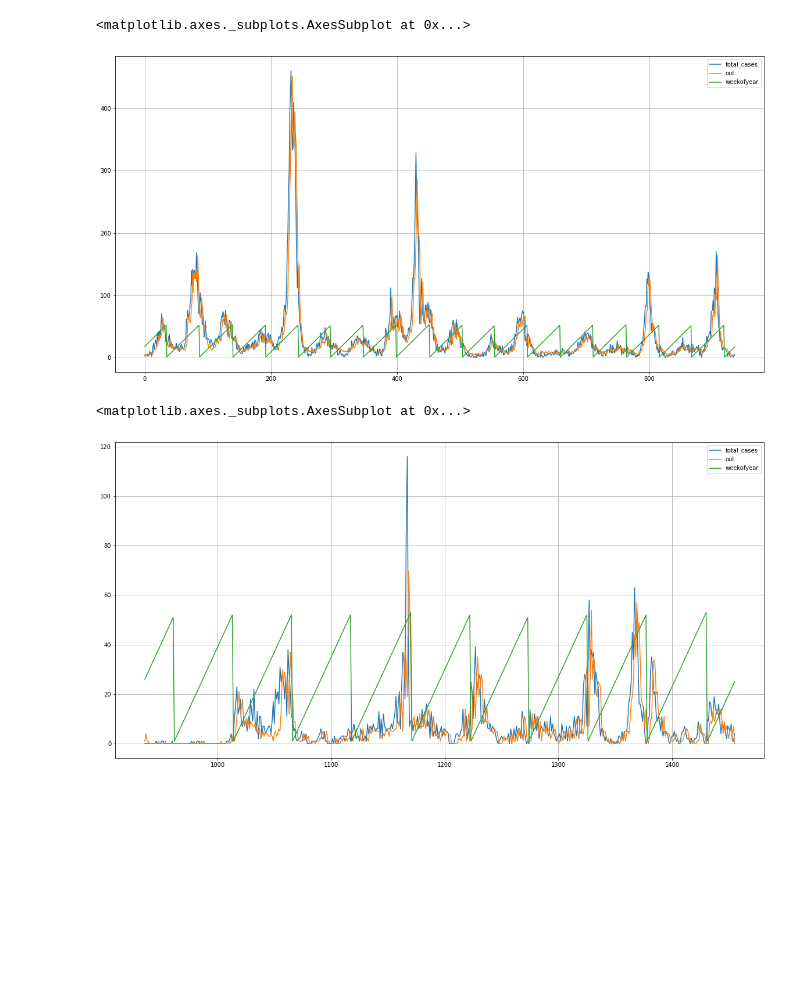
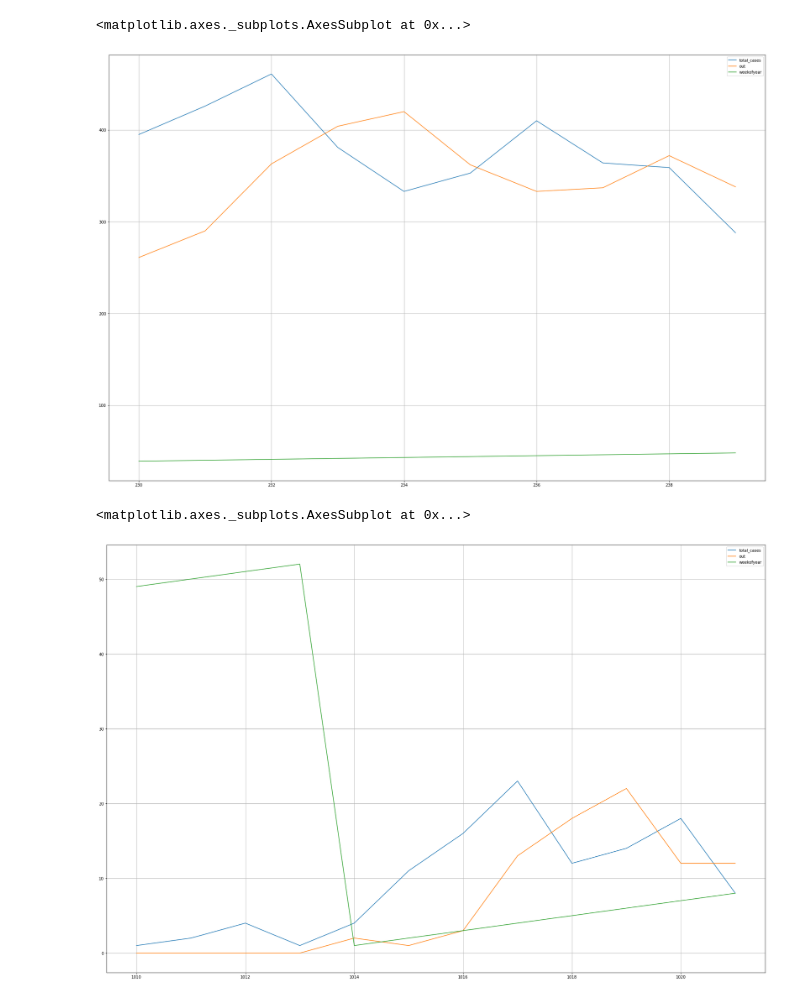
Before and after one commit to burnpiro/dengai-predicting-disease-spread, a Jupyter notebook: Compare total results.ipynb, the cells around one changed output. Cells and saved outputs as stored; diff of their text form; code cells hidden in the pictures; blank space fills up the shorter version.

```diff
--- a/Compare total results.ipynb
+++ b/Compare total results.ipynb
@@ -65,11 +65,11 @@ new_data[new_data['city'] == 'iq'].plot(figsize=(20,10), grid=True)
 # %%
 train_data['out'] = train_data_out['total_cases']
-train_data[train_data['city'] == 'sj'][['total_cases', 'out', 'weekofyear']].plot(figsize=(20,10), grid=True)
+train_data[230:240][train_data['city'] == 'sj'][['total_cases', 'out', 'weekofyear']].plot(figsize=(30,20), grid=True)
 # %% [output]
 <matplotlib.axes._subplots.AxesSubplot at 0x...>
-[figure, old version]
+[figure, new version]
 # %%
-train_data[train_data['city'] == 'iq'][['total_cases', 'out', 'weekofyear']].plot(figsize=(20,10), grid=True)
+train_data[1010:1022][train_data['city'] == 'iq'][['total_cases', 'out', 'weekofyear']].plot(figsize=(30,20), grid=True)
 # %% [output]
 <matplotlib.axes._subplots.AxesSubplot at 0x...>
-[figure, old version]
+[figure, new version]
```
Also changed, not shown: parts of 5 cells of this notebook.
